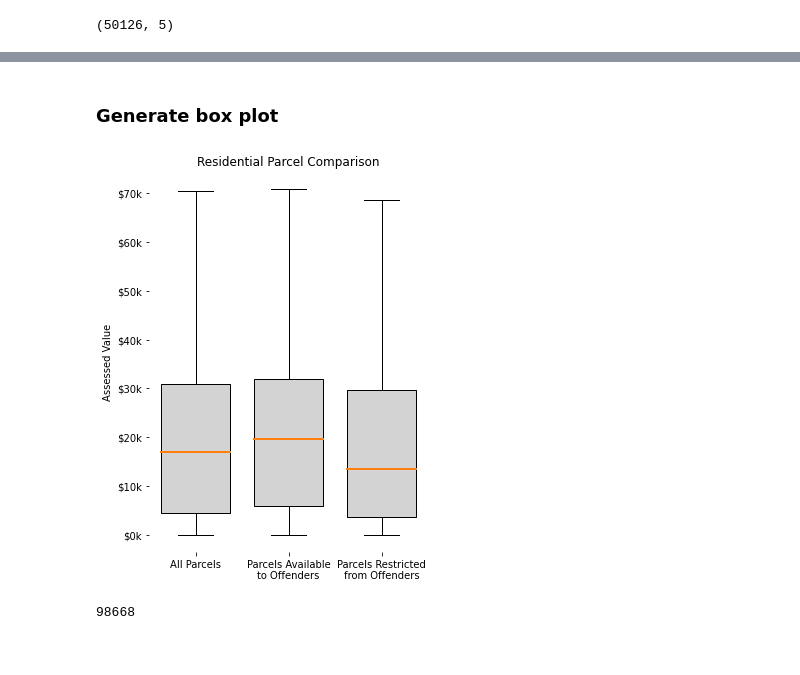
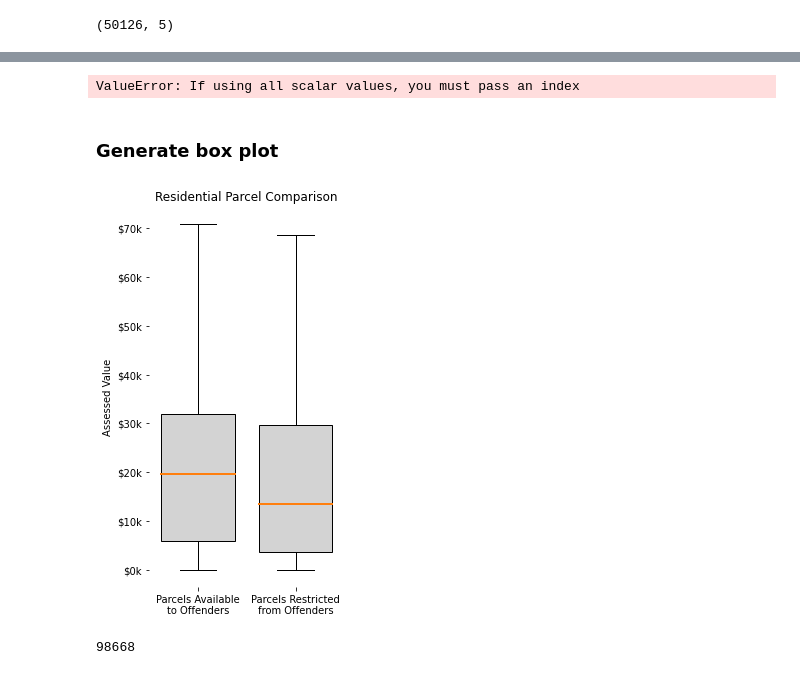
Before and after one commit to PMattox/dsa_masters, a Jupyter notebook: DSA_Capstone/Analysis - Parcel Value.ipynb, the cells around one changed output, grey strips where cells are left out. Saved outputs shown, nothing was run; the diff lists cells and outputs as text; code cells hidden in the pictures.

Commit message:
yet more work on parcel value analysis

```diff
--- a/DSA_Capstone/Analysis - Parcel Value.ipynb
+++ b/DSA_Capstone/Analysis - Parcel Value.ipynb
@@ -171,33 +218,50 @@ asd_summary_count
+# %%
+
+data = {'Name':['Tom', 'nick', 'krish', 'jack'], 'Age':[20, 21, 19, 18]}
+
+
+
+ci_data = {'All Parcels':'[21715.7, 22076.17]',
+           'Available to Offenders':'[0,100]',
+           'Restricited':'[300,599]'}
+
+ci_df = pd.DataFrame(ci_data)
+
+ci_df
+# %% [output]
+ValueError: If using all scalar values, you must pass an index
 # %% [markdown]
 ### Generate box plot
 # %%
 from matplotlib.ticker import FuncFormatter
 
-box_plot_data=[gdf_parcels['asdtotal'],gdf_res_remain['asdtotal'],gdf_res_restricted['asdtotal']]
+# box_plot_data=[gdf_parcels['asdtotal'],gdf_res_remain['asdtotal'],gdf_res_restricted['asdtotal']]
+box_plot_data=[gdf_res_remain['asdtotal'],gdf_res_restricted['asdtotal']]
 
-fig, ax = plt.subplots(figsize=(5,7), facecolor='white')
+fig, ax = plt.subplots(figsize=(3.5,7), facecolor='white')
 
 
 def thousands(x, pos):
     'The two args are the value and tick position'
     return '$%1.fk' % (x*1e-3)
 
 formatter = FuncFormatter(thousands)
 
 ax.yaxis.set_major_formatter(formatter)
 
 
 plt.boxplot(box_plot_data, patch_artist=True,
-                labels=['All Parcels','Parcels Available\nto Offenders','Parcels Restricted\nfrom Offenders'],
+#                 labels=['All Parcels','Parcels Available\nto Offenders','Parcels Restricted\nfrom Offenders'],
+                labels=['Parcels Available\nto Offenders','Parcels Restricted\nfrom Offenders'],
                 showfliers=False, widths = 0.75, boxprops=dict(facecolor='lightgrey'), medianprops=dict(linewidth=2))
 plt.gca().set(title='Residential Parcel Comparison', ylabel='Assessed Value')
 
 for spine in ax.spines:
     ax.spines[spine].set_visible(False)
 
 plt.show()
 # %% [output]
-[figure, old version]
+[figure, new version]
 # %%
 gdf_parcels.shape[0]
 # %% [output]
```
Also changed, not shown: parts of 15 cells of this notebook.
